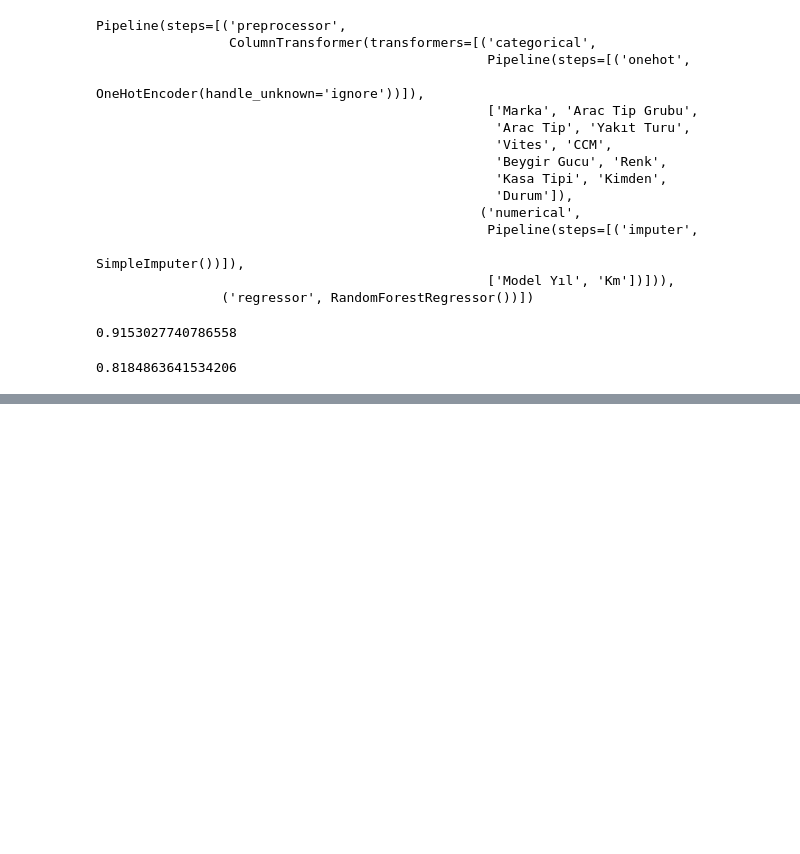
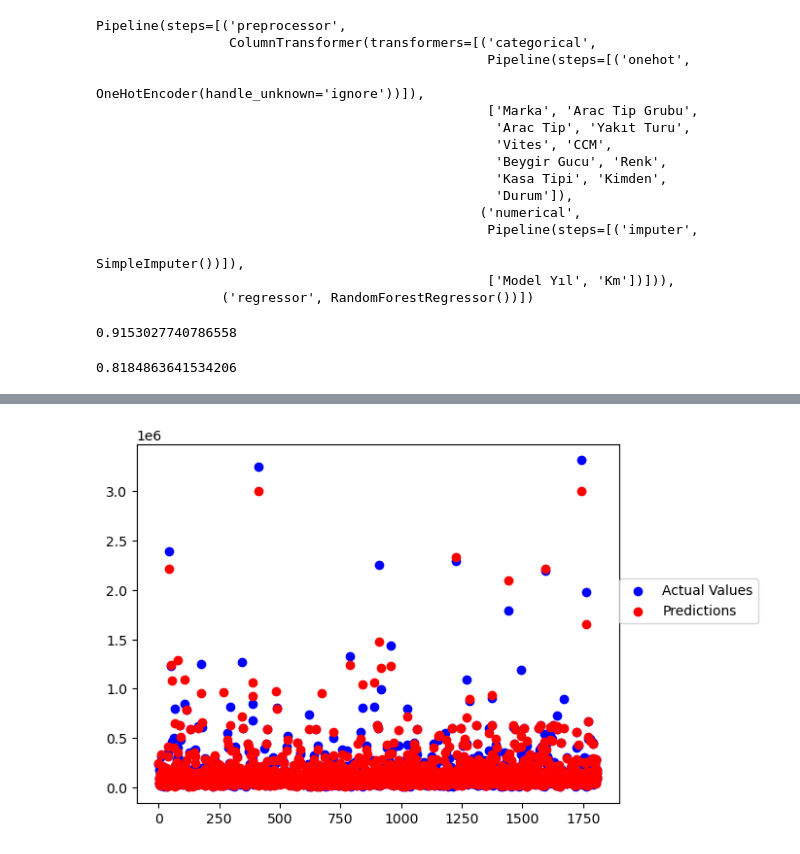
Before and after one commit to ilkeery/turkiye-car-prices-regressor, a Jupyter notebook: turkiye-car-regression-1.ipynb, the cells around one changed output, grey strips where cells are left out. Drawn from its saved outputs; the diff is of its cells as text; code cells hidden in the pictures; blank space fills up the shorter version.

```diff
--- a/turkiye-car-regression-1.ipynb
+++ b/turkiye-car-regression-1.ipynb
@@ -239 +238,7 @@ mean squared error score : 3798148455.360592%
 {'r2': 0.92, 'mae': 17921.72, 'mse': 3798148455.36}
+# %%
+import matplotlib.pyplot as plt
+
+df = pd.DataFrame(data={"actual values": y_test,
+                       "predictions": y_preds})
+df
@@ -239,0 +259,8 @@ mean squared error score : 3798148455.360592%
+# %%
+fig, ax = plt.subplots()
+x = np.arange(0, len(df), 1)
+ax.scatter(x, df["actual values"], c='b', label="Actual Values")
+ax.scatter(x, df["predictions"], c='r', label="Predictions")
+ax.legend(loc=(1, 0.5));
+# %% [output]
+[figure, added]
```
Also changed, not shown: parts of 12 cells of this notebook, 1 other file.
